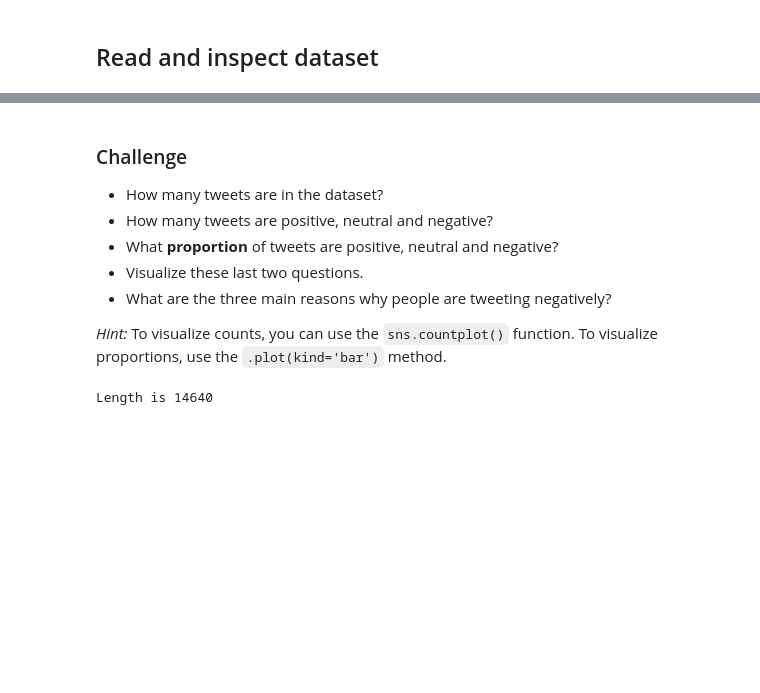
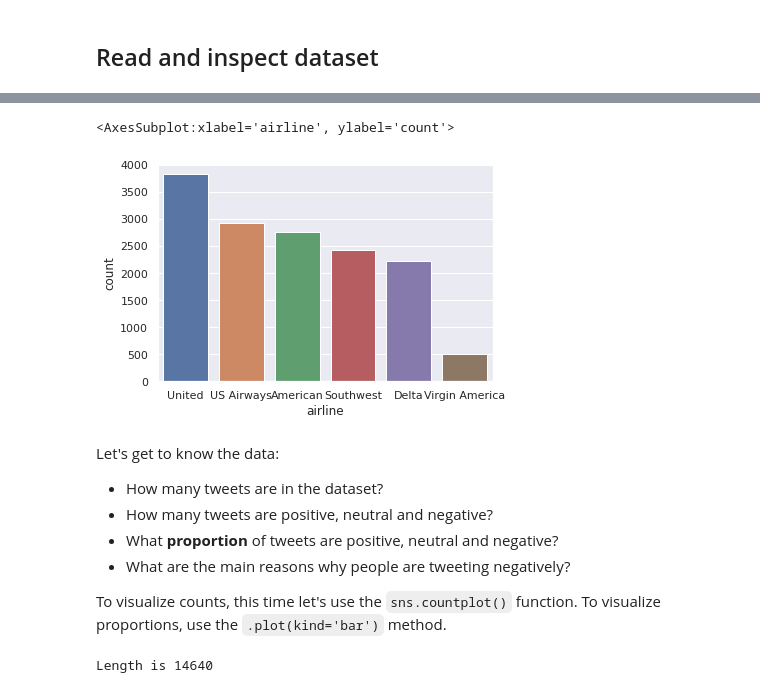
Before and after one commit to jhaber-zz/QSS20_public_f22, a Jupyter notebook: activities/solutions/09_ML_optimization_activity_solutions.ipynb, the cells around one changed output, grey strips where cells are left out. Drawn from its saved outputs; the diff is of its cells as text; code cells hidden in the pictures; blank space fills up the shorter version.

```diff
--- a/activities/solutions/09_ML_optimization_activity_solutions.ipynb
+++ b/activities/solutions/09_ML_optimization_activity_solutions.ipynb
@@ -57,14 +57,18 @@ df.head(3)
 | 0 | 570306133677760513 | neutral | 1.0000 | NaN | NaN | Virgin America | ... |
 | 1 | 570301130888122368 | positive | 0.3486 | NaN | 0.0 | Virgin America | ... |
 | 2 | 570301083672813571 | neutral | 0.6837 | NaN | NaN | Virgin America | ... |
+# %%
+sns.countplot(df['airline'], order=df['airline'].value_counts().index)
+# %% [output]
+<AxesSubplot:xlabel='airline', ylabel='count'>
+[figure, added]
 # %% [markdown]
-### Challenge
+Let's get to know the data:
 
 - How many tweets are in the dataset?
 - How many tweets are positive, neutral and negative?
 - What **proportion** of tweets are positive, neutral and negative?
-- Visualize these last two questions.
-- What are the three main reasons why people are tweeting negatively?
+- What are the main reasons why people are tweeting negatively?
 
-_Hint:_ To visualize counts, you can use the `sns.countplot()` function. To visualize proportions, use the `.plot(kind='bar')` method.
+To visualize counts, this time let's use the `sns.countplot()` function. To visualize proportions, use the `.plot(kind='bar')` method.
 # %%
```
Also changed, not shown: parts of 25 cells of this notebook.
